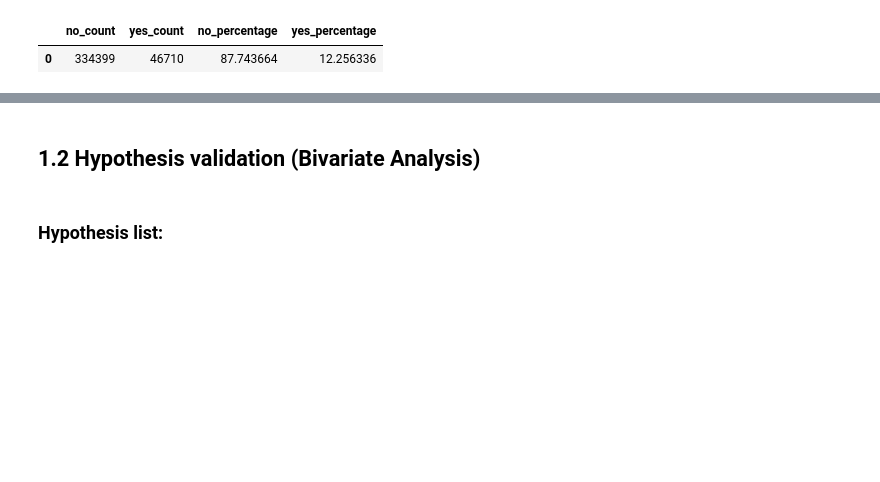
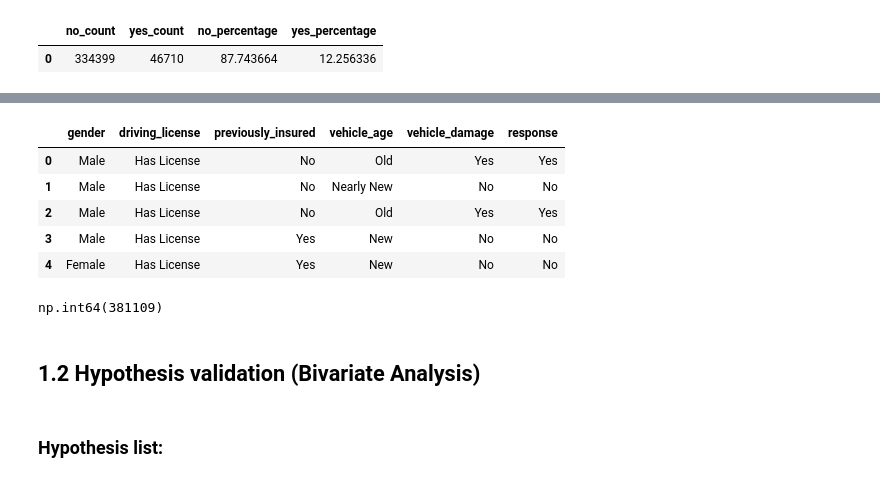
Before and after one commit to iury-repo/health_insurance_cs, a Jupyter notebook: notebooks/1-ims-data-exploration.ipynb, the cells around one changed output, grey strips where cells are left out. Saved outputs shown, nothing was run; the diff lists cells and outputs as text; code cells hidden in the pictures; blank space fills up the shorter version.

```diff
--- a/notebooks/1-ims-data-exploration.ipynb
+++ b/notebooks/1-ims-data-exploration.ipynb
@@ -51,0 +131,13 @@ check_imbalance(df_eda)
+# %%
+cat_var.head()
+# %% [output]
+|  | gender | driving_license | previously_insured | vehicle_age | vehicle_damage | response |
+| 0 | Male | Has License | No | Old | Yes | Yes |
+| 1 | Male | Has License | No | Nearly New | No | No |
+| 2 | Male | Has License | No | Old | Yes | Yes |
+| 3 | Male | Has License | Yes | New | No | No |
+| 4 | Female | Has License | Yes | New | No | No |
+# %%
+cat_var['gender']
+# %% [output]
+np.int64(381109)
```
Also changed, not shown: parts of 13 cells of this notebook.
